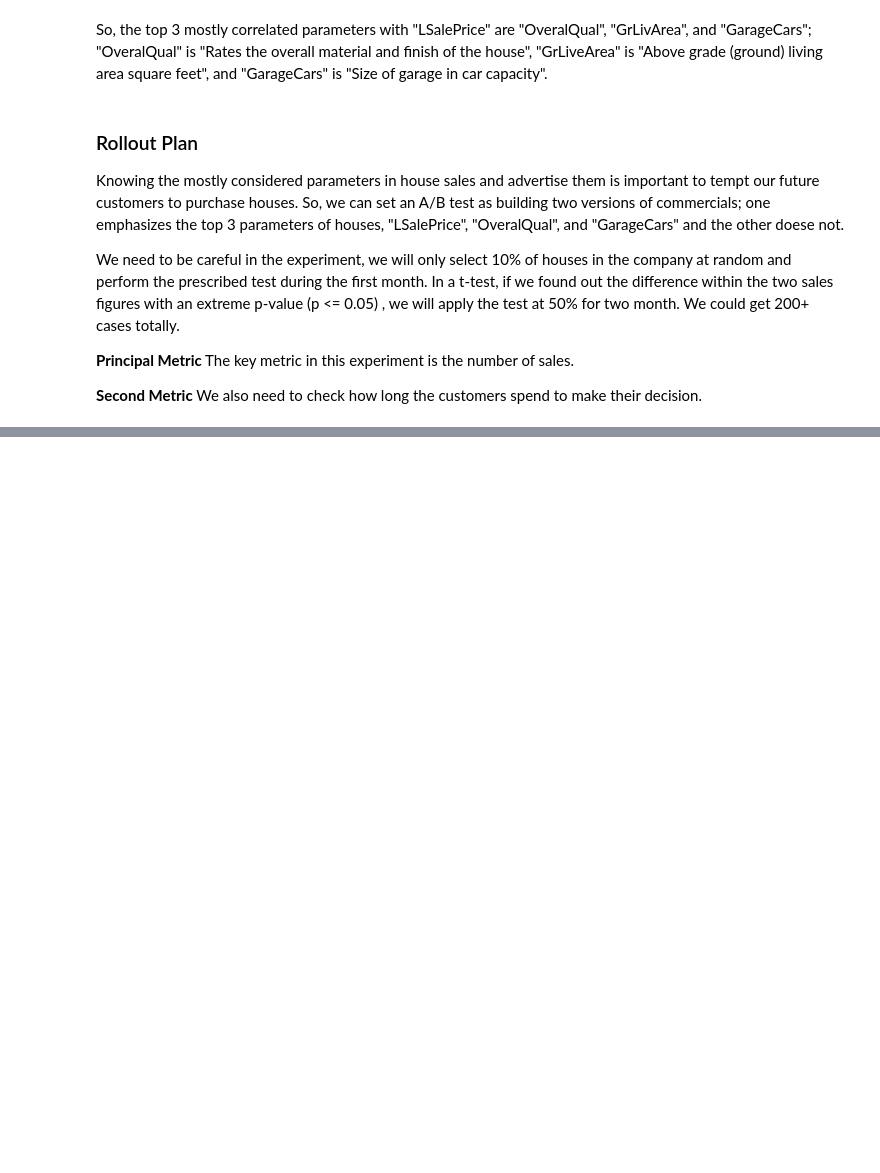
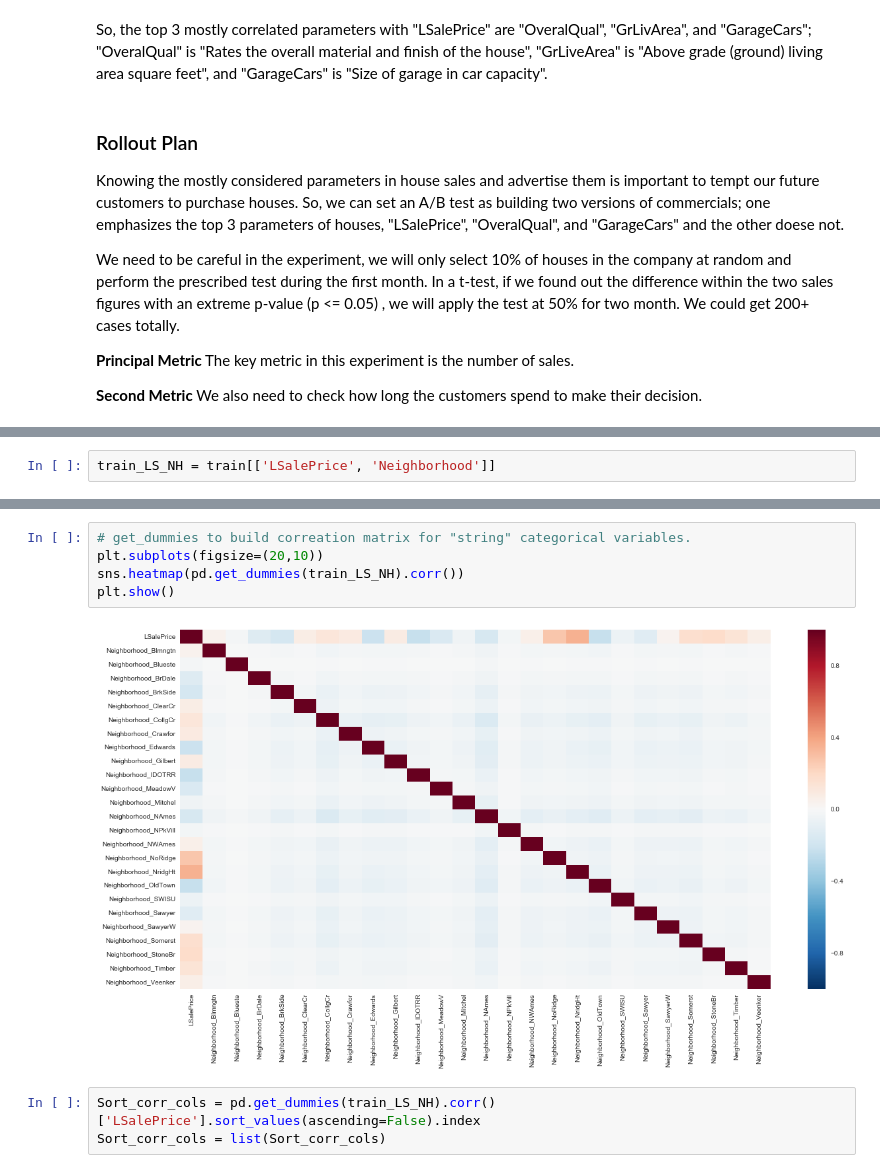
Before and after one commit to LegendaryKim/Thinkful_DSBootCamp, a Jupyter notebook: Unit1_Capstone_Narrative_analytics_and_experimentation.ipynb, the cells around one changed output, grey strips where cells are left out. Drawn from its saved outputs; the diff is of its cells as text; blank space fills up the shorter version.

```diff
--- a/Unit1_Capstone_Narrative_analytics_and_experimentation.ipynb
+++ b/Unit1_Capstone_Narrative_analytics_and_experimentation.ipynb
@@ -102,0 +105,2 @@ The key metric in this experiment is the number of sales.
+# %%
+train_LS_NH = train[['LSalePrice', 'Neighborhood']]
@@ -102,0 +116,10 @@ The key metric in this experiment is the number of sales.
+# %%
+# get_dummies to build correation matrix for "string" categorical variables.
+plt.subplots(figsize=(20,10))
+sns.heatmap(pd.get_dummies(train_LS_NH).corr())
+plt.show()
+# %% [output]
+[figure, added]
+# %%
+Sort_corr_cols = pd.get_dummies(train_LS_NH).corr()['LSalePrice'].sort_values(ascending=False).index
+Sort_corr_cols = list(Sort_corr_cols)
```
Also changed, not shown: parts of 5 cells of this notebook.
